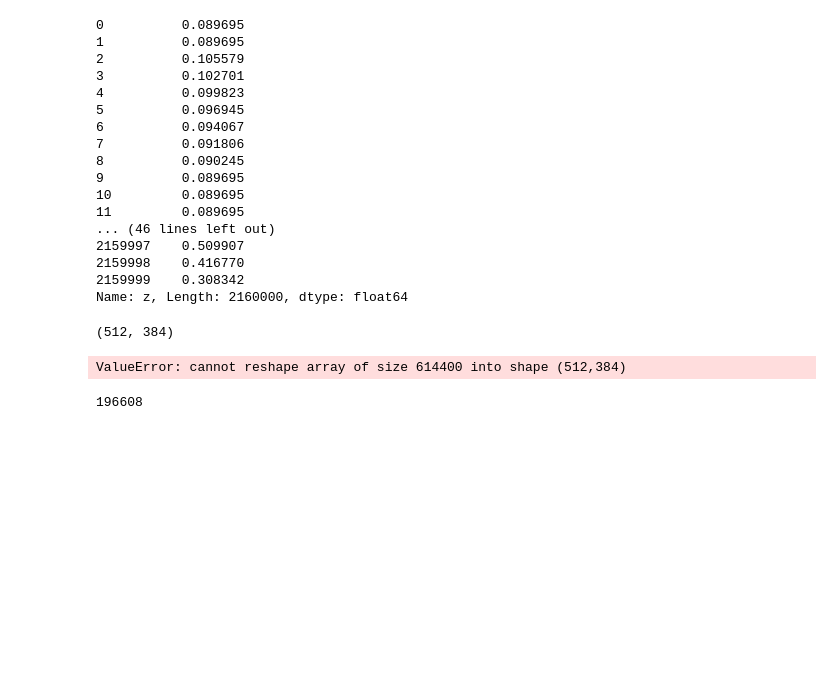
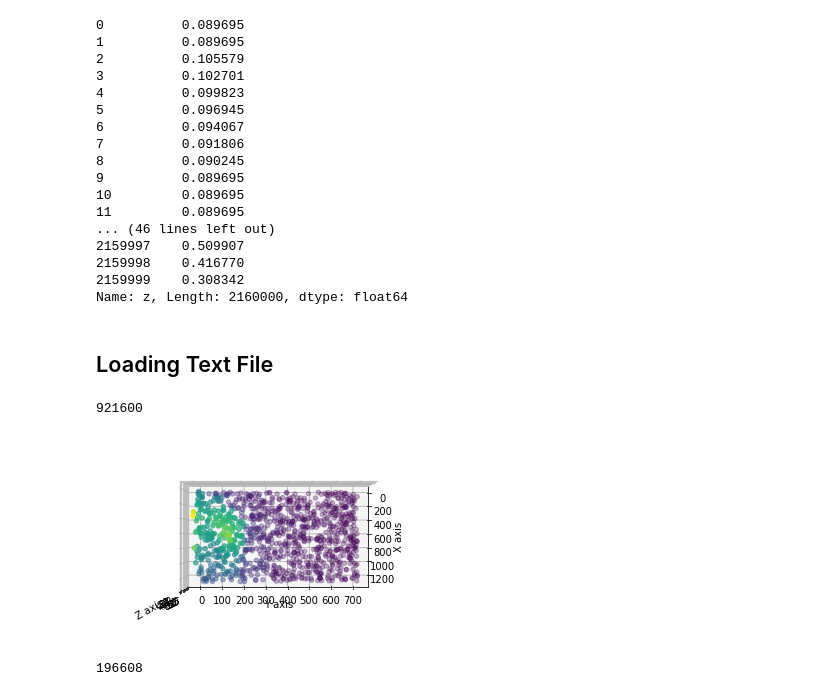
Before and after one commit to lixx2938/MegaDepth, a Jupyter notebook: depth_maps.ipynb, the cells around one changed output. Saved outputs shown, nothing was run; the diff lists cells and outputs as text; code cells hidden in the pictures; blank space fills up the shorter version.

```diff
--- a/depth_maps.ipynb
+++ b/depth_maps.ipynb
@@ -233,15 +358,25 @@ points['z']
 Name: z, Length: 2160000, dtype: float64
 # %%
 cloud = PyntCloud(points)
+# %% [markdown]
+## Loading Text File
 # %%
-points = np.loadtxt("./images/redsoxfans_depth.txt")
-points.shape
+points = np.loadtxt("./output/concert2_depth.txt", skiprows=1)
+points.shape[0]
 # %% [output]
-(512, 384)
+921600
-# %%
-points.reshape(512,384)
-# %% [output]
-ValueError: cannot reshape array of size 614400 into shape (512,384)
+# %%
+from mpl_toolkits import mplot3d
+fig = plt.figure()
+ax = plt.axes(projection='3d', aspect='equal')
+ax.view_init(90, angle)
+ax.set_xlabel('X axis')
+ax.set_ylabel('Y axis')
+ax.set_zlabel('Z axis')
+idx = np.random.randint(points.shape[0], size=1000)
+ax.scatter3D(points[idx,0],points[idx,1], points[idx,2], c=points[idx,2]);
+# %% [output]
+[figure, added]
 # %%
 512*384
 # %% [output]
```
Also changed, not shown: parts of 50 cells of this notebook, 4 other files.
